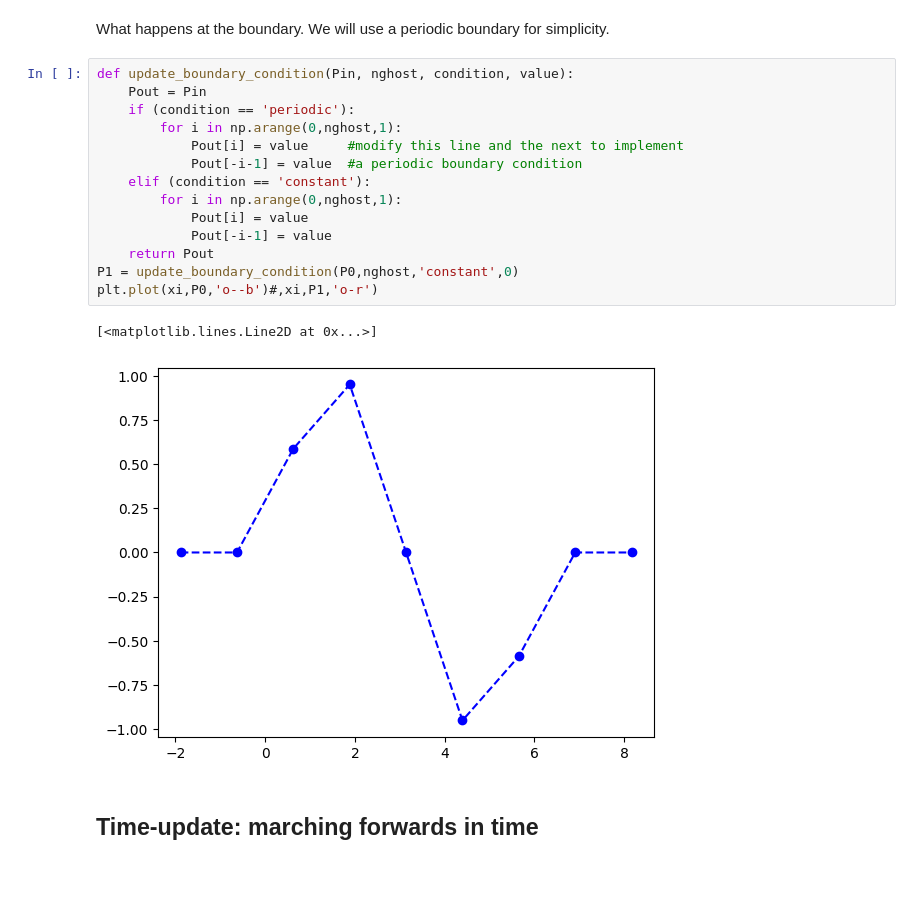
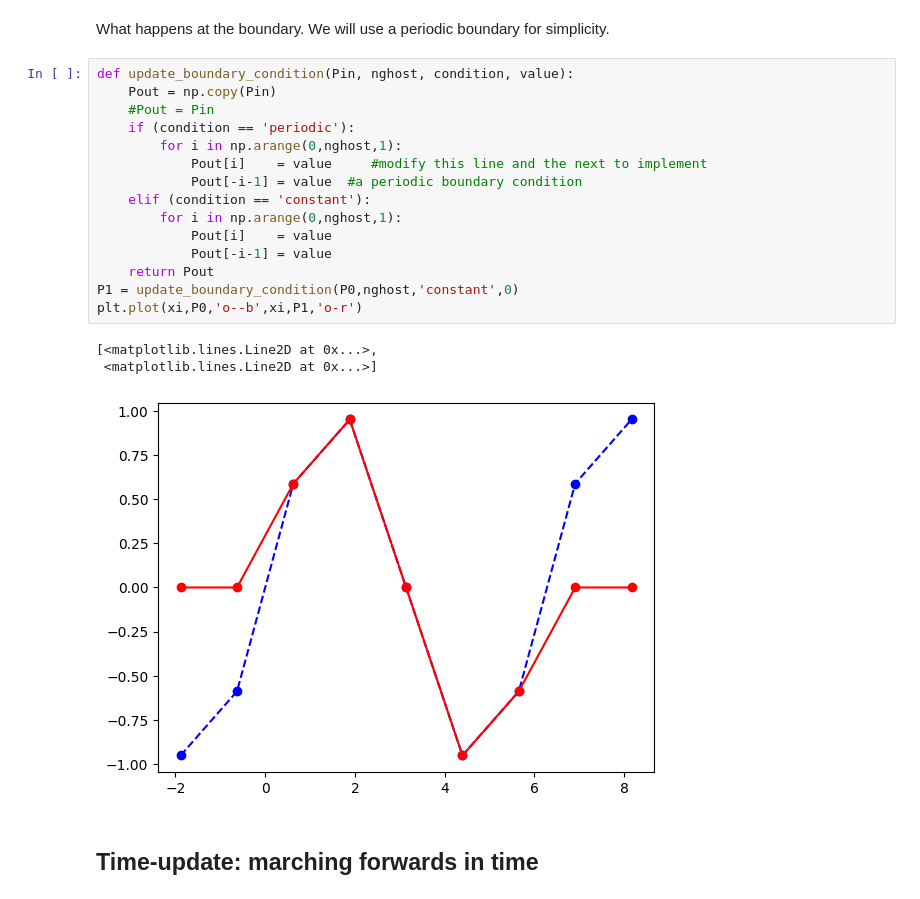
Before and after one commit to concordia-grad-computing-seminars/mech692-part2, a Jupyter notebook: Assignments/Assignment2/FirstCFD-updated-python.ipynb, the cells around one changed output. Drawn from its saved outputs; the diff is of its cells as text.

```diff
--- a/Assignments/Assignment2/FirstCFD-updated-python.ipynb
+++ b/Assignments/Assignment2/FirstCFD-updated-python.ipynb
@@ -86,21 +86,23 @@ plt.plot(xi,P0,'o--')                #Plot the initial condition as a check
 What happens at the boundary. We will use a periodic boundary for simplicity.
 # %%
 def update_boundary_condition(Pin, nghost, condition, value):
-    Pout = Pin
+    Pout = np.copy(Pin)
+    #Pout = Pin
     if (condition == 'periodic'):
         for i in np.arange(0,nghost,1):
-            Pout[i] = value     #modify this line and the next to implement
+            Pout[i]    = value     #modify this line and the next to implement
             Pout[-i-1] = value  #a periodic boundary condition
     elif (condition == 'constant'):
         for i in np.arange(0,nghost,1):
-            Pout[i] = value
+            Pout[i]    = value
             Pout[-i-1] = value
     return Pout
 P1 = update_boundary_condition(P0,nghost,'constant',0)
-plt.plot(xi,P0,'o--b')#,xi,P1,'o-r')
+plt.plot(xi,P0,'o--b',xi,P1,'o-r')
 # %% [output]
-[<matplotlib.lines.Line2D at 0x...>]
+[<matplotlib.lines.Line2D at 0x...>,
+ <matplotlib.lines.Line2D at 0x...>]
-[figure, old version]
+[figure, new version]
 # %% [markdown]
 ## Time-update: marching forwards in time
 # %% [markdown]
```
Also changed, not shown: parts of 4 cells of this notebook.
